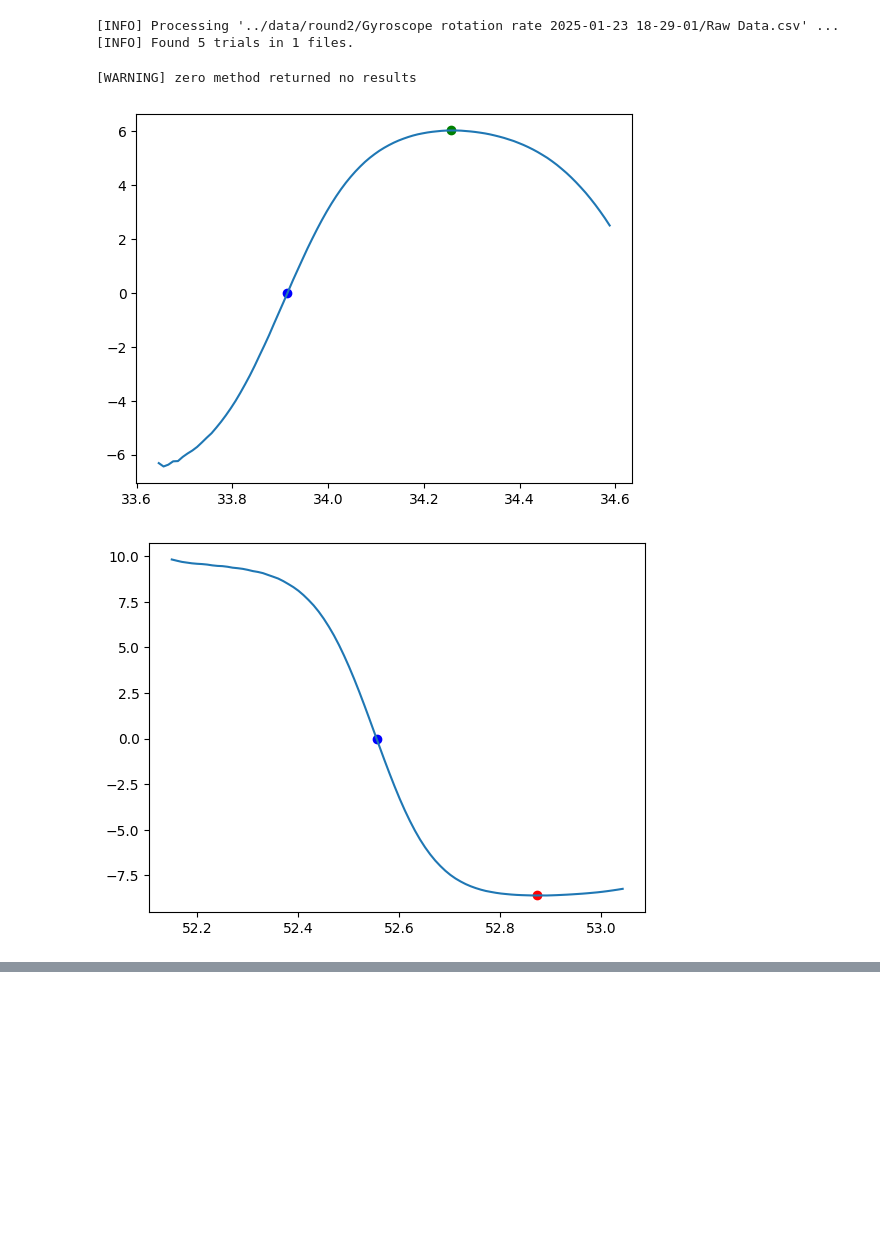
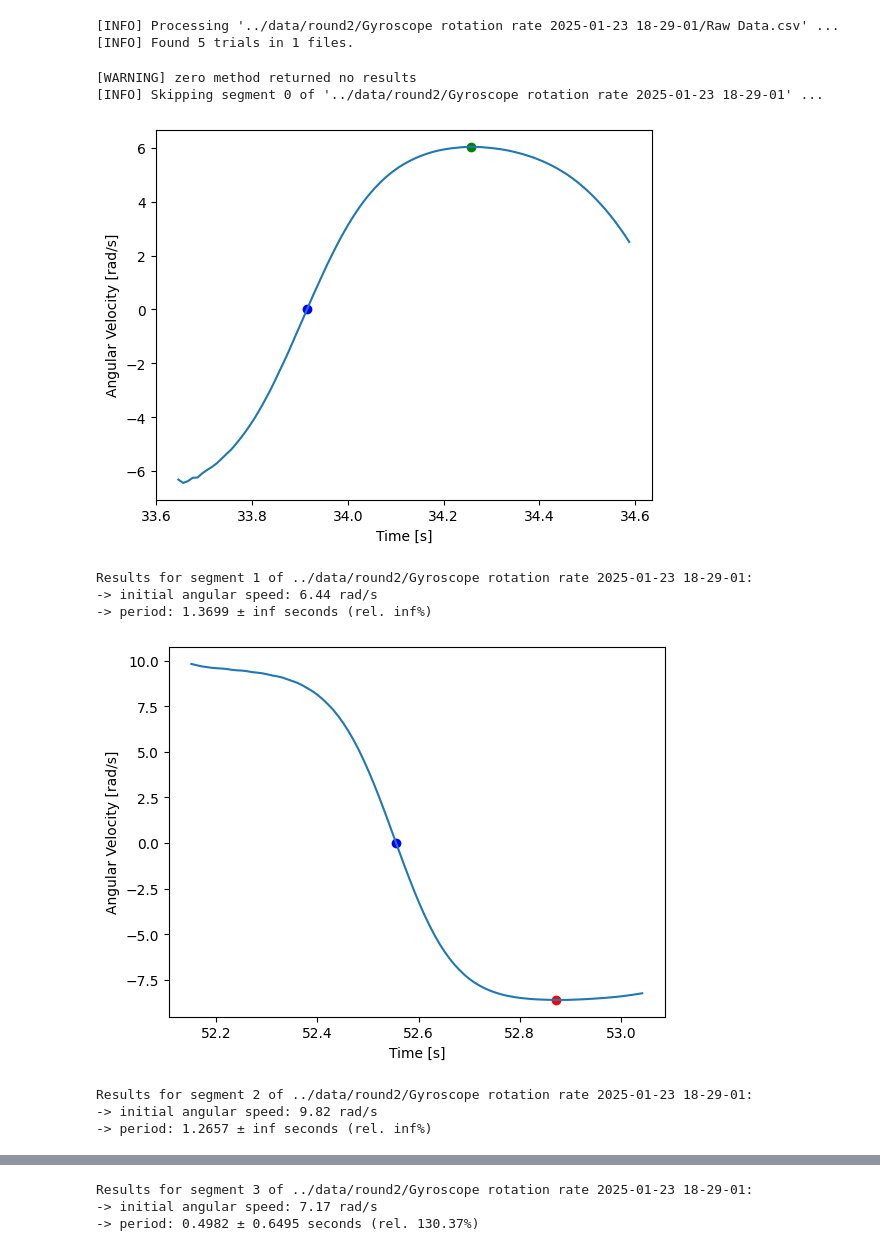
Before and after one commit to fbubbar/sci1-t2, a Jupyter notebook: analyse/round2.ipynb, the cells around one changed output, grey strips where cells are left out. Drawn from its saved outputs; the diff is of its cells as text; code cells hidden in the pictures; blank space fills up the shorter version.

```diff
--- a/analyse/round2.ipynb
+++ b/analyse/round2.ipynb
@@ -17,8 +17,15 @@ for trial in trials:
 
 # plot_trials_L(trials, meta)
 # %%
-omega0s, T, dT = point_trial_periods(trials, plot_points=True)
+period_data = point_trial_periods(trials, meta, plot_points=True)
 # %% [output]
 [WARNING] zero method returned no results
+[INFO] Skipping segment 0 of '../data/round2/Gyroscope rotation rate 2025-01-23 18-29-01' ...
-[figure, old version]
+[figure, new version]
+Results for segment 1 of ../data/round2/Gyroscope rotation rate 2025-01-23 18-29-01:
+-> initial angular speed: 6.44 rad/s
+-> period: 1.3699 ± inf seconds (rel. inf%)
-[figure, old version]
+[figure, new version]
+Results for segment 2 of ../data/round2/Gyroscope rotation rate 2025-01-23 18-29-01:
+-> initial angular speed: 9.82 rad/s
+-> period: 1.2657 ± inf seconds (rel. inf%)
@@ -25,0 +33,3 @@ omega0s, T, dT = point_trial_periods(trials, plot_points=True)
+Results for segment 3 of ../data/round2/Gyroscope rotation rate 2025-01-23 18-29-01:
+-> initial angular speed: 7.17 rad/s
+-> period: 0.4982 ± 0.6495 seconds (rel. 130.37%)
```
Also changed, not shown: parts of 1 cell of this notebook, 2 other files.
